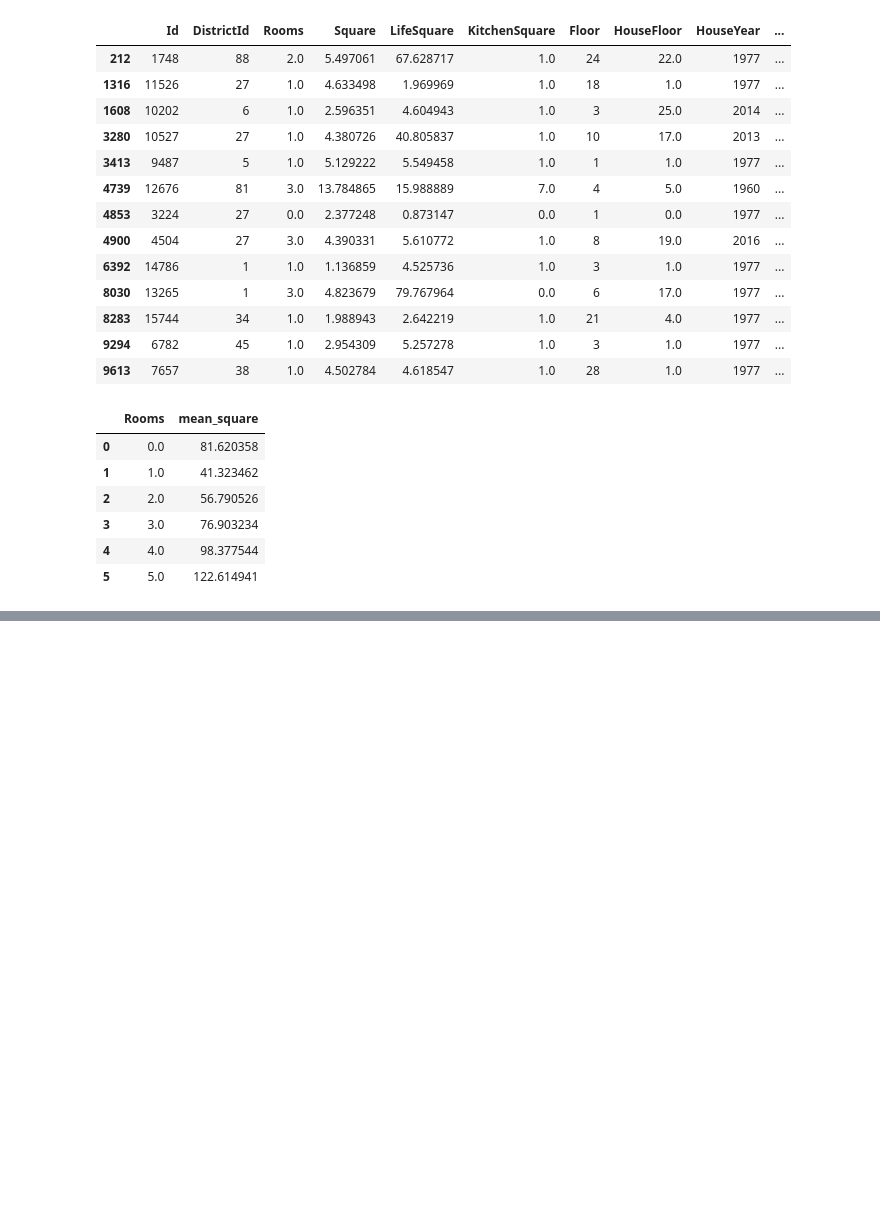
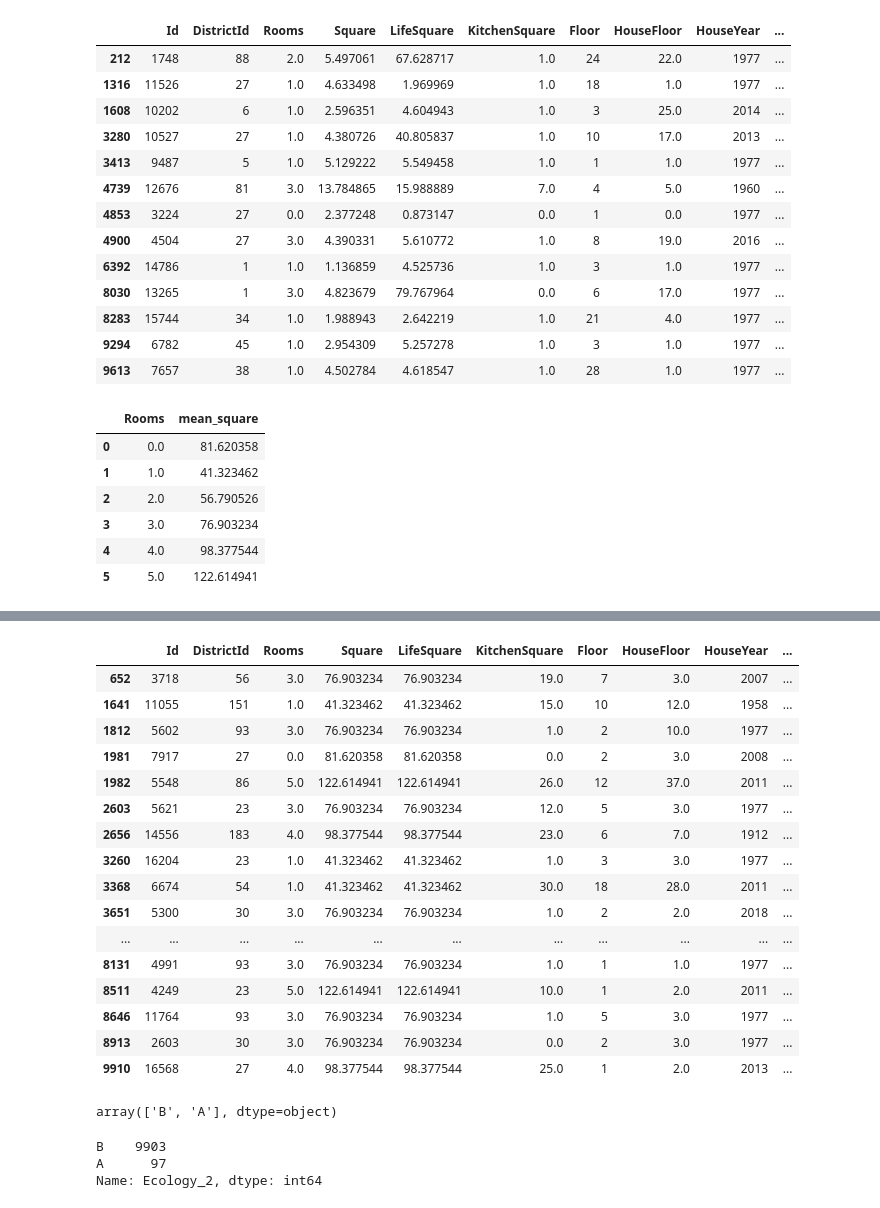
Before and after one commit to MoriMorou/GB_Python, a Jupyter notebook: Data_Science/Project/project.ipynb, the cells around one changed output, grey strips where cells are left out. Cells and saved outputs as stored; diff of their text form; code cells hidden in the pictures; blank space fills up the shorter version.

```diff
--- a/Data_Science/Project/project.ipynb
+++ b/Data_Science/Project/project.ipynb
@@ -218,0 +347,32 @@ data.head(10)
+# %%
+data.loc[data['Id'].isin(Big_Square_Ids), 'LifeSquare'] = data['mean_square']
+# %%
+data.loc[data['Id'].isin(Big_Square_Ids), :]
+# %% [output]
+|  | Id | DistrictId | Rooms | Square | LifeSquare | KitchenSquare | Floor | HouseFloor | HouseYear | ... |
+| 652 | 3718 | 56 | 3.0 | 76.903234 | 76.903234 | 19.0 | 7 | 3.0 | 2007 | ... |
+| 1641 | 11055 | 151 | 1.0 | 41.323462 | 41.323462 | 15.0 | 10 | 12.0 | 1958 | ... |
+| 1812 | 5602 | 93 | 3.0 | 76.903234 | 76.903234 | 1.0 | 2 | 10.0 | 1977 | ... |
+| 1981 | 7917 | 27 | 0.0 | 81.620358 | 81.620358 | 0.0 | 2 | 3.0 | 2008 | ... |
+| 1982 | 5548 | 86 | 5.0 | 122.614941 | 122.614941 | 26.0 | 12 | 37.0 | 2011 | ... |
+| 2603 | 5621 | 23 | 3.0 | 76.903234 | 76.903234 | 12.0 | 5 | 3.0 | 1977 | ... |
+| 2656 | 14556 | 183 | 4.0 | 98.377544 | 98.377544 | 23.0 | 6 | 7.0 | 1912 | ... |
+| 3260 | 16204 | 23 | 1.0 | 41.323462 | 41.323462 | 1.0 | 3 | 3.0 | 1977 | ... |
+| 3368 | 6674 | 54 | 1.0 | 41.323462 | 41.323462 | 30.0 | 18 | 28.0 | 2011 | ... |
+| 3651 | 5300 | 30 | 3.0 | 76.903234 | 76.903234 | 1.0 | 2 | 2.0 | 2018 | ... |
+| ... | ... | ... | ... | ... | ... | ... | ... | ... | ... | ... |
+| 8131 | 4991 | 93 | 3.0 | 76.903234 | 76.903234 | 1.0 | 1 | 1.0 | 1977 | ... |
+| 8511 | 4249 | 23 | 5.0 | 122.614941 | 122.614941 | 10.0 | 1 | 2.0 | 2011 | ... |
+| 8646 | 11764 | 93 | 3.0 | 76.903234 | 76.903234 | 1.0 | 5 | 3.0 | 1977 | ... |
+| 8913 | 2603 | 30 | 3.0 | 76.903234 | 76.903234 | 0.0 | 2 | 3.0 | 1977 | ... |
+| 9910 | 16568 | 27 | 4.0 | 98.377544 | 98.377544 | 25.0 | 1 | 2.0 | 2013 | ... |
+# %%
+data['Ecology_2'].unique()
+# %% [output]
+array(['B', 'A'], dtype=object)
+# %%
+data['Ecology_2'].value_counts()
+# %% [output]
+B    9903
+A      97
+Name: Ecology_2, dtype: int64
```
Also changed, not shown: parts of 25 cells of this notebook, 5 other files.
